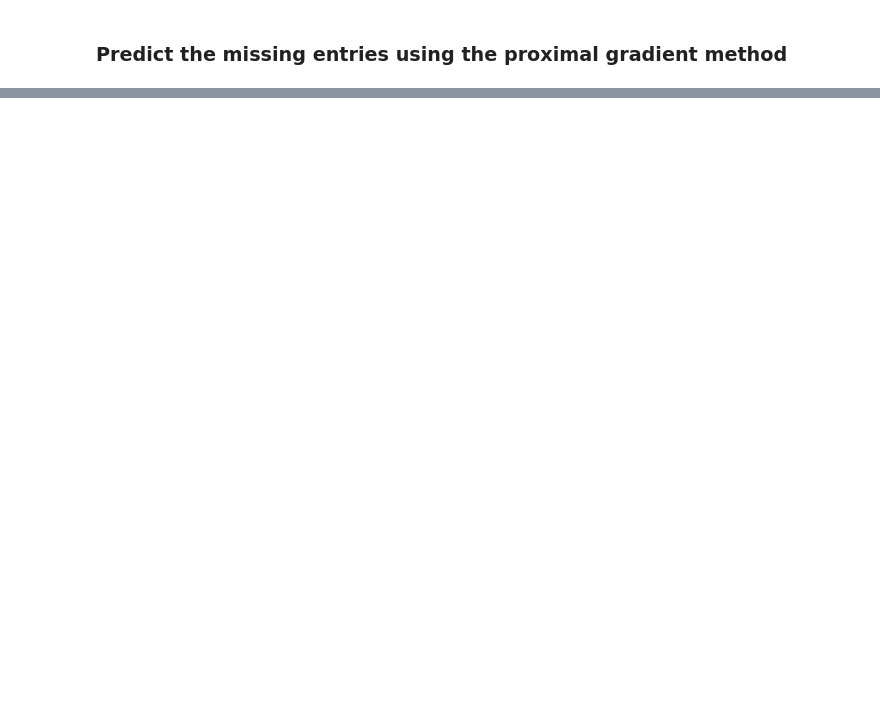
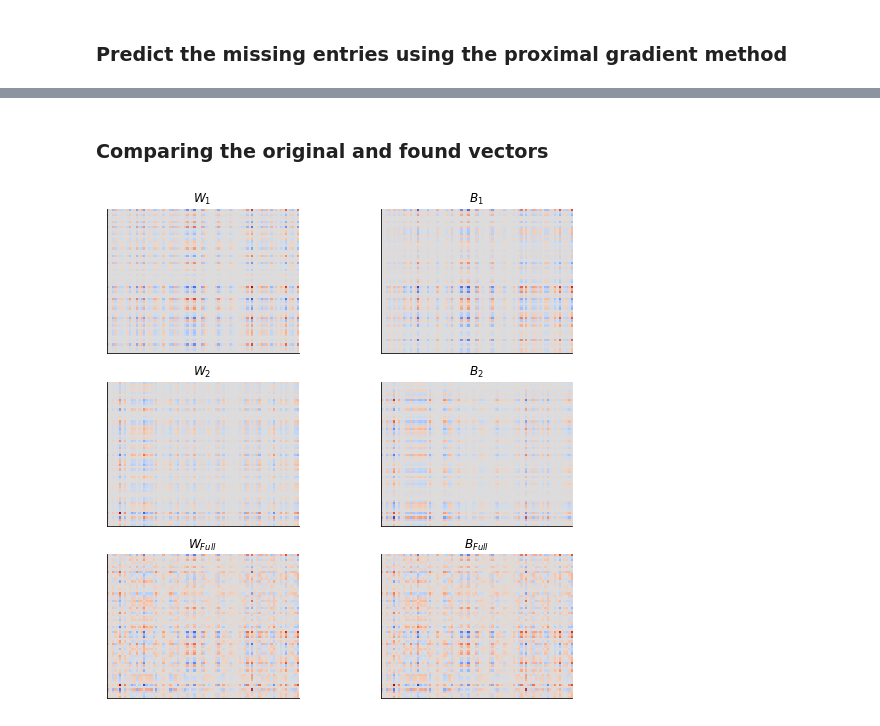
Before and after one commit to ala-laurila-lab/jupyter-notebooks, a Jupyter notebook: optimization/Part 3, Matrix completion and nuclear norm regularization.ipynb, the cells around one changed output, grey strips where cells are left out. Saved outputs shown, nothing was run; the diff lists cells and outputs as text; code cells hidden in the pictures; blank space fills up the shorter version.

```diff
--- a/optimization/Part 3, Matrix completion and nuclear norm regularization.ipynb
+++ b/optimization/Part 3, Matrix completion and nuclear norm regularization.ipynb
@@ -180,0 +181,38 @@ Rank(B): 2
+# %% [markdown]
+### Comparing the original and found vectors
+# %%
+# Plotting
+fig = plt.figure(figsize=(9, 3*(k+1)))
+
+for kIdx in range(k):
+    # W part
+    ax = fig.add_subplot(k+1, 2, kIdx*2+1)
+    WTmp = np.outer(W1[:,kIdx], W2[kIdx, :])
+    ax.imshow(WTmp, cmap=cm.coolwarm, clim=[-np.max(np.abs(WTmp)), np.max(np.abs(WTmp))])
+    ax.set_title('$W_{:1d}$'.format(kIdx+1));
+    ax.set_xticks([])
+    ax.set_yticks([]);
+    # B part
+    ax = fig.add_subplot(k+1, 2, kIdx*2+2)
+    BTmp = np.outer(U[:,kIdx], VT[kIdx, :])
+    ax.imshow(BTmp, cmap=cm.coolwarm, clim=[-np.max(np.abs(BTmp)), np.max(np.abs(BTmp))])
+    ax.set_title('$B_{:1d}$'.format(kIdx+1));
+    ax.set_xticks([])
+    ax.set_yticks([]);
+
+# W full
+ax = fig.add_subplot(k+1, 2, kIdx*2+3)
+WTmp = np.matmul(W1, W2)
+ax.imshow(WTmp, cmap=cm.coolwarm)
+ax.set_title('$W_{Full}$');
+ax.set_xticks([])
+ax.set_yticks([]);
+# B full
+ax = fig.add_subplot(k+1, 2, kIdx*2+4)
+BTmp = np.matmul(U*Sigma, VT)
+ax.imshow(BTmp, cmap=cm.coolwarm, )
+ax.set_title('$B_{Full}$');
+ax.set_xticks([])
+ax.set_yticks([]);
+# %% [output]
+[figure, added]
```
Also changed, not shown: parts of 2 cells of this notebook, 1 other file.
